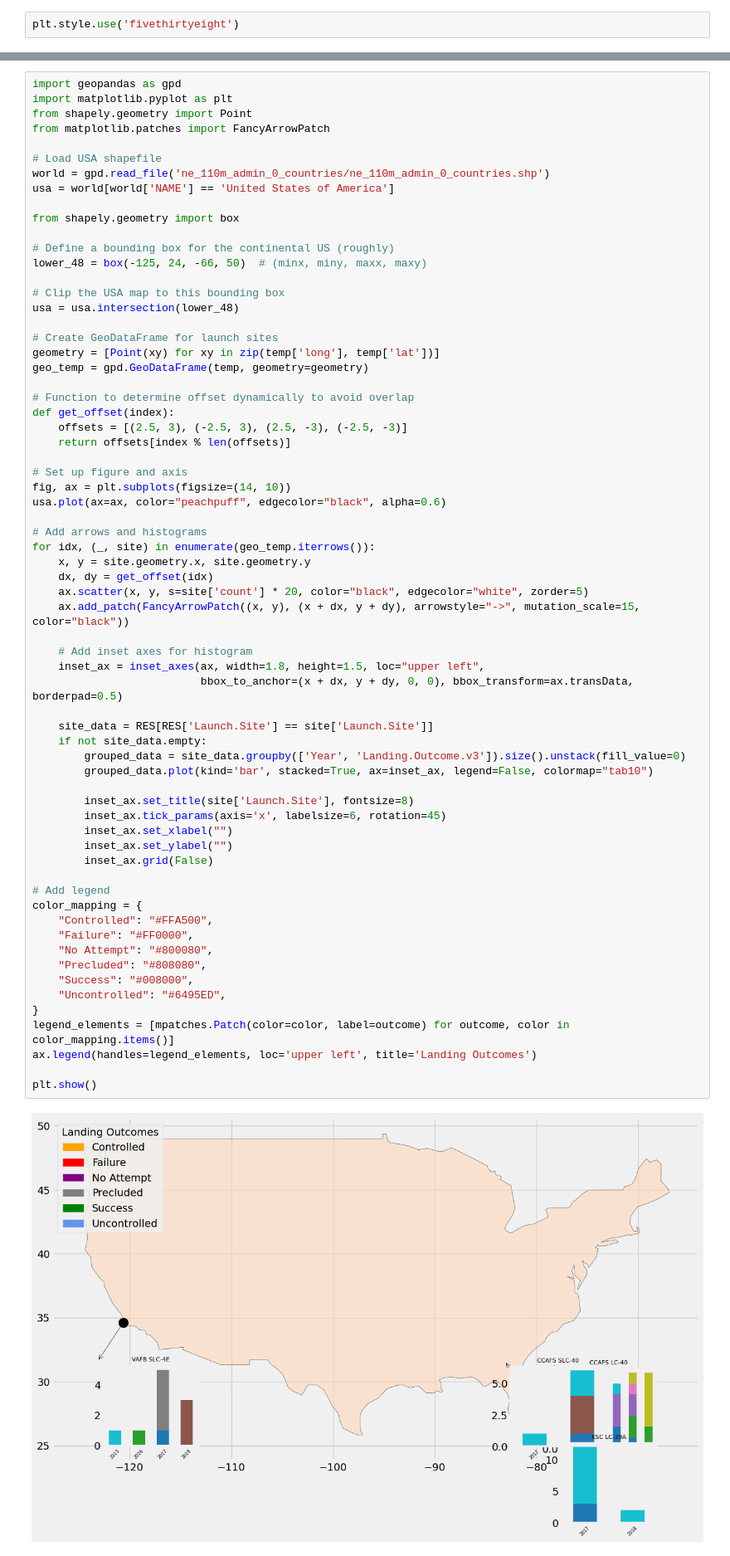
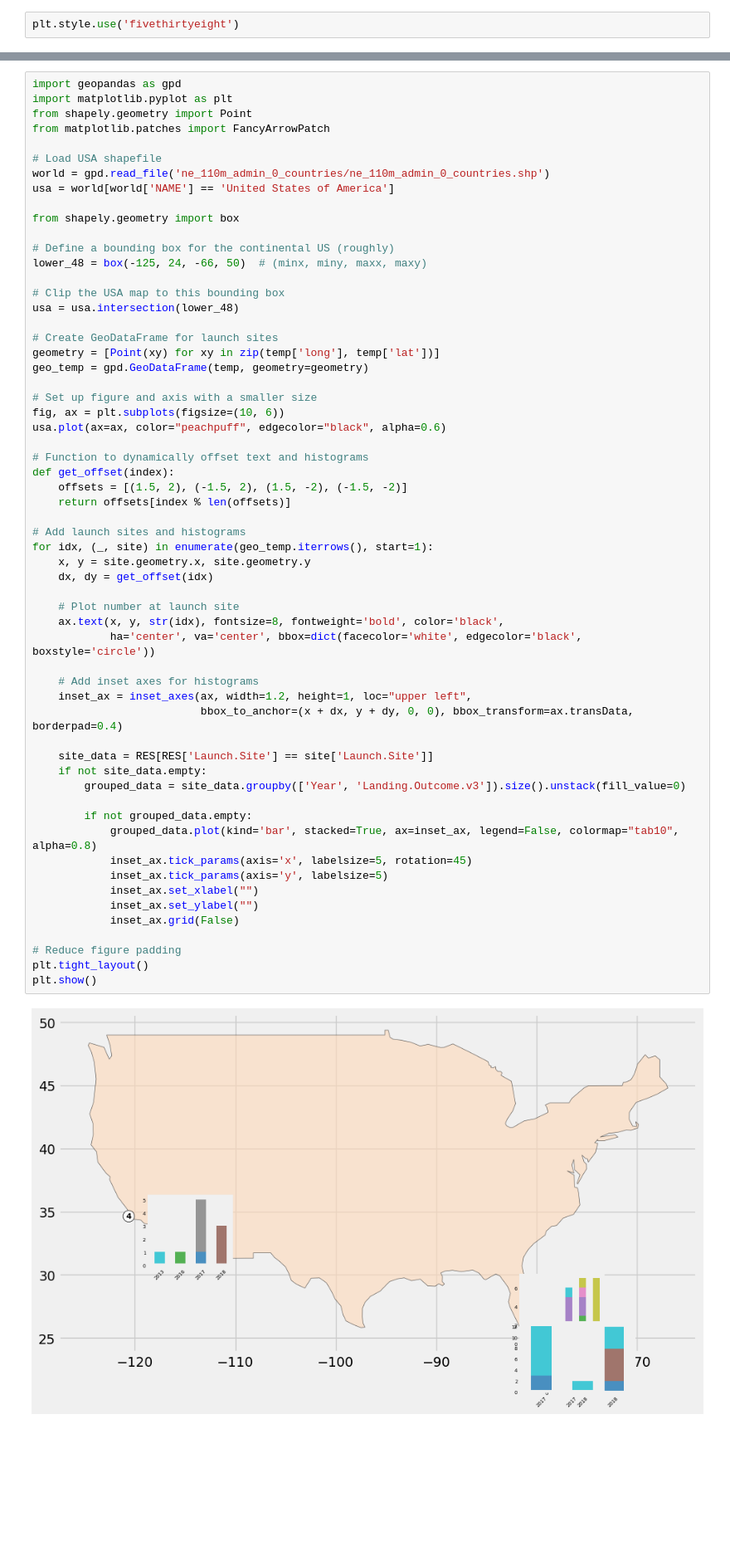
Before and after one commit to markusiewiczj/SpaceX-Launches, a Jupyter notebook: SpaceXLaunches.ipynb, the cells around one changed output, grey strips where cells are left out. Shown: that part at 83% size. Saved outputs shown, nothing was run; the diff lists cells and outputs as text; blank space fills up the shorter version.

Commit message:
wotking on the correct histogram placement

```diff
--- a/SpaceXLaunches.ipynb
+++ b/SpaceXLaunches.ipynb
@@ -198,62 +198,55 @@ from matplotlib.patches import FancyArrowPatch
 # Load USA shapefile
 world = gpd.read_file('ne_110m_admin_0_countries/ne_110m_admin_0_countries.shp')
 usa = world[world['NAME'] == 'United States of America']
 
 from shapely.geometry import box
 
 # Define a bounding box for the continental US (roughly)
 lower_48 = box(-125, 24, -66, 50)  # (minx, miny, maxx, maxy)
 
 # Clip the USA map to this bounding box
 usa = usa.intersection(lower_48)
 
 # Create GeoDataFrame for launch sites
 geometry = [Point(xy) for xy in zip(temp['long'], temp['lat'])]
 geo_temp = gpd.GeoDataFrame(temp, geometry=geometry)
 
-# Function to determine offset dynamically to avoid overlap
+# Set up figure and axis with a smaller size
+fig, ax = plt.subplots(figsize=(10, 6))
+usa.plot(ax=ax, color="peachpuff", edgecolor="black", alpha=0.6)
+
+# Function to dynamically offset text and histograms
 def get_offset(index):
-    offsets = [(2.5, 3), (-2.5, 3), (2.5, -3), (-2.5, -3)]
+    offsets = [(1.5, 2), (-1.5, 2), (1.5, -2), (-1.5, -2)]
     return offsets[index % len(offsets)]
 
-# Set up figure and axis
-fig, ax = plt.subplots(figsize=(14, 10))
-usa.plot(ax=ax, color="peachpuff", edgecolor="black", alpha=0.6)
-
-# Add arrows and histograms
-for idx, (_, site) in enumerate(geo_temp.iterrows()):
+# Add launch sites and histograms
+for idx, (_, site) in enumerate(geo_temp.iterrows(), start=1):
     x, y = site.geometry.x, site.geometry.y
     dx, dy = get_offset(idx)
-    ax.scatter(x, y, s=site['count'] * 20, color="black", edgecolor="white", zorder=5)
-    ax.add_patch(FancyArrowPatch((x, y), (x + dx, y + dy), arrowstyle="->", mutation_scale=15, color="black"))
 
-    # Add inset axes for histogram
-    inset_ax = inset_axes(ax, width=1.8, height=1.5, loc="upper left",
-                          bbox_to_anchor=(x + dx, y + dy, 0, 0), bbox_transform=ax.transData, borderpad=0.5)
+    # Plot number at launch site
+    ax.text(x, y, str(idx), fontsize=8, fontweight='bold', color='black',
+            ha='center', va='center', bbox=dict(facecolor='white', edgecolor='black', boxstyle='circle'))
+
+    # Add inset axes for histograms
+    inset_ax = inset_axes(ax, width=1.2, height=1, loc="upper left",
+                          bbox_to_anchor=(x + dx, y + dy, 0, 0), bbox_transform=ax.transData, borderpad=0.4)
 
     site_data = RES[RES['Launch.Site'] == site['Launch.Site']]
     if not site_data.empty:
         grouped_data = site_data.groupby(['Year', 'Landing.Outcome.v3']).size().unstack(fill_value=0)
-        grouped_data.plot(kind='bar', stacked=True, ax=inset_ax, legend=False, colormap="tab10")
 
-        inset_ax.set_title(site['Launch.Site'], fontsize=8)
-        inset_ax.tick_params(axis='x', labelsize=6, rotation=45)
-        inset_ax.set_xlabel("")
-        inset_ax.set_ylabel("")
-        inset_ax.grid(False)
+        if not grouped_data.empty:
+            grouped_data.plot(kind='bar', stacked=True, ax=inset_ax, legend=False, colormap="tab10", alpha=0.8)
+            inset_ax.tick_params(axis='x', labelsize=5, rotation=45)
+            inset_ax.tick_params(axis='y', labelsize=5)
+            inset_ax.set_xlabel("")
+            inset_ax.set_ylabel("")
+            inset_ax.grid(False)
 
-# Add legend
-color_mapping = {
-    "Controlled": "#FFA500",
-    "Failure": "#FF0000",
-    "No Attempt": "#800080",
-    "Precluded": "#808080",
-    "Success": "#008000",
-    "Uncontrolled": "#6495ED",
-}
-legend_elements = [mpatches.Patch(color=color, label=outcome) for outcome, color in color_mapping.items()]
-ax.legend(handles=legend_elements, loc='upper left', title='Landing Outcomes')
-
+# Reduce figure padding
+plt.tight_layout()
 plt.show()
 # %% [output]
-[figure, old version]
+[figure, new version]
```
